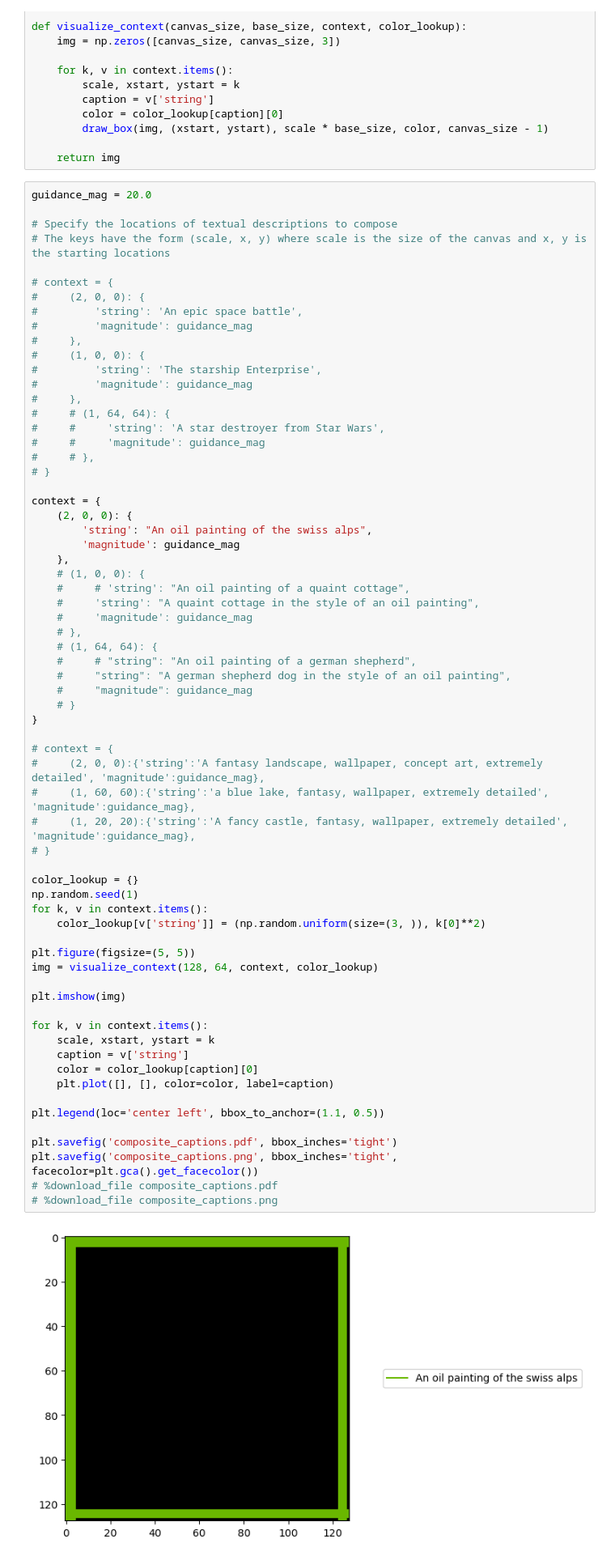
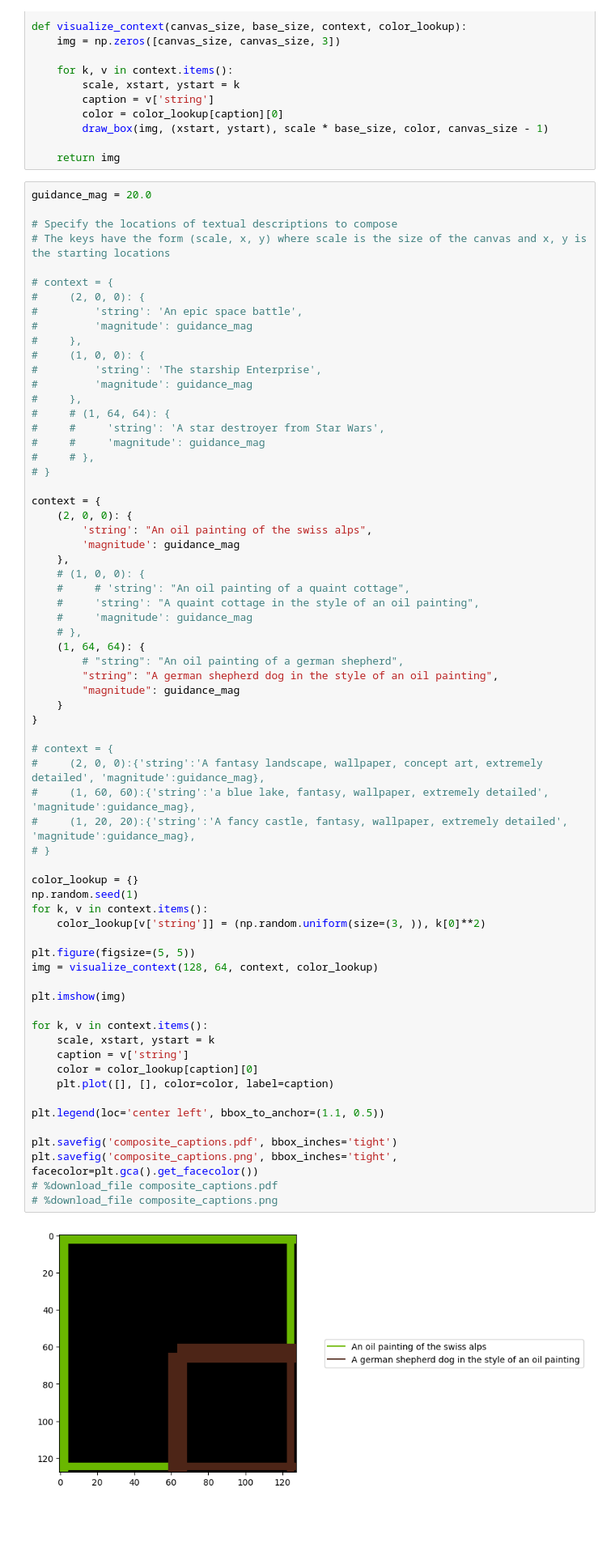
Before and after one commit to joshroy01/mcmc_visanagrams, a Jupyter notebook: prototyping/mcmc/image_tapestry.ipynb, the cells around one changed output. Shown at 81% size. Drawn from its saved outputs; the diff is of its cells as text; blank space fills up the shorter version.

```diff
--- a/prototyping/mcmc/image_tapestry.ipynb
+++ b/prototyping/mcmc/image_tapestry.ipynb
@@ -140,43 +137,43 @@ context = {
     #     'string': "A quaint cottage in the style of an oil painting",
     #     'magnitude': guidance_mag
     # },
-    # (1, 64, 64): {
-    #     # "string": "An oil painting of a german shepherd",
-    #     "string": "A german shepherd dog in the style of an oil painting",
-    #     "magnitude": guidance_mag
-    # }
+    (1, 64, 64): {
+        # "string": "An oil painting of a german shepherd",
+        "string": "A german shepherd dog in the style of an oil painting",
+        "magnitude": guidance_mag
+    }
 }
 
 # context = {
 #     (2, 0, 0):{'string':'A fantasy landscape, wallpaper, concept art, extremely detailed', 'magnitude':guidance_mag},
 #     (1, 60, 60):{'string':'a blue lake, fantasy, wallpaper, extremely detailed', 'magnitude':guidance_mag},
 #     (1, 20, 20):{'string':'A fancy castle, fantasy, wallpaper, extremely detailed', 'magnitude':guidance_mag},
 # }
 
 color_lookup = {}
 np.random.seed(1)
 for k, v in context.items():
     color_lookup[v['string']] = (np.random.uniform(size=(3, )), k[0]**2)
 
 plt.figure(figsize=(5, 5))
 img = visualize_context(128, 64, context, color_lookup)
 
 plt.imshow(img)
 
 for k, v in context.items():
     scale, xstart, ystart = k
     caption = v['string']
     color = color_lookup[caption][0]
     plt.plot([], [], color=color, label=caption)
 
 plt.legend(loc='center left', bbox_to_anchor=(1.1, 0.5))
 
 plt.savefig('composite_captions.pdf', bbox_inches='tight')
 plt.savefig('composite_captions.png', bbox_inches='tight', facecolor=plt.gca().get_facecolor())
 # %download_file composite_captions.pdf
 # %download_file composite_captions.png
 # %% [output]
-[figure, old version]
+[figure, new version]
 # %%
 has_cuda = torch.cuda.is_available()
 device = torch.device('cpu' if not has_cuda else 'cuda')
```
Also changed, not shown: parts of 2 cells of this notebook.
